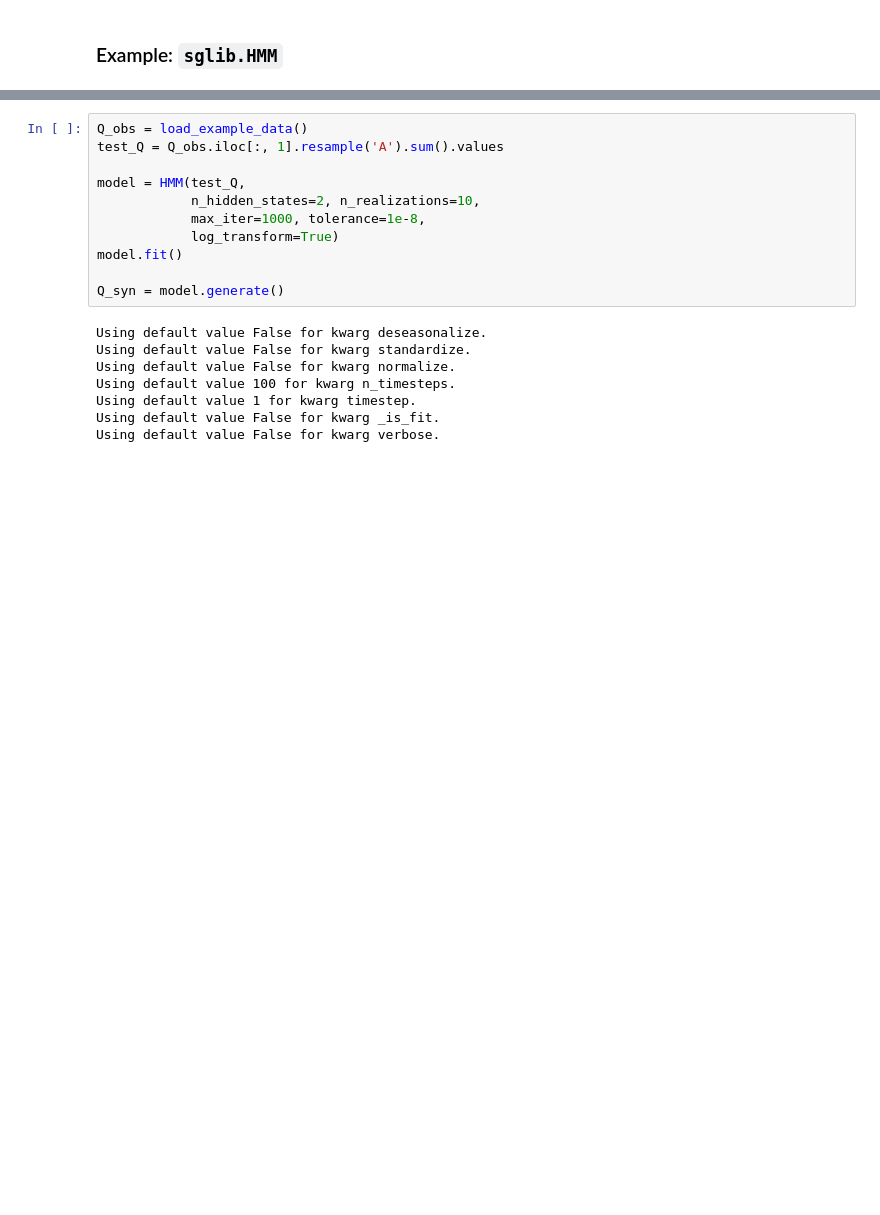
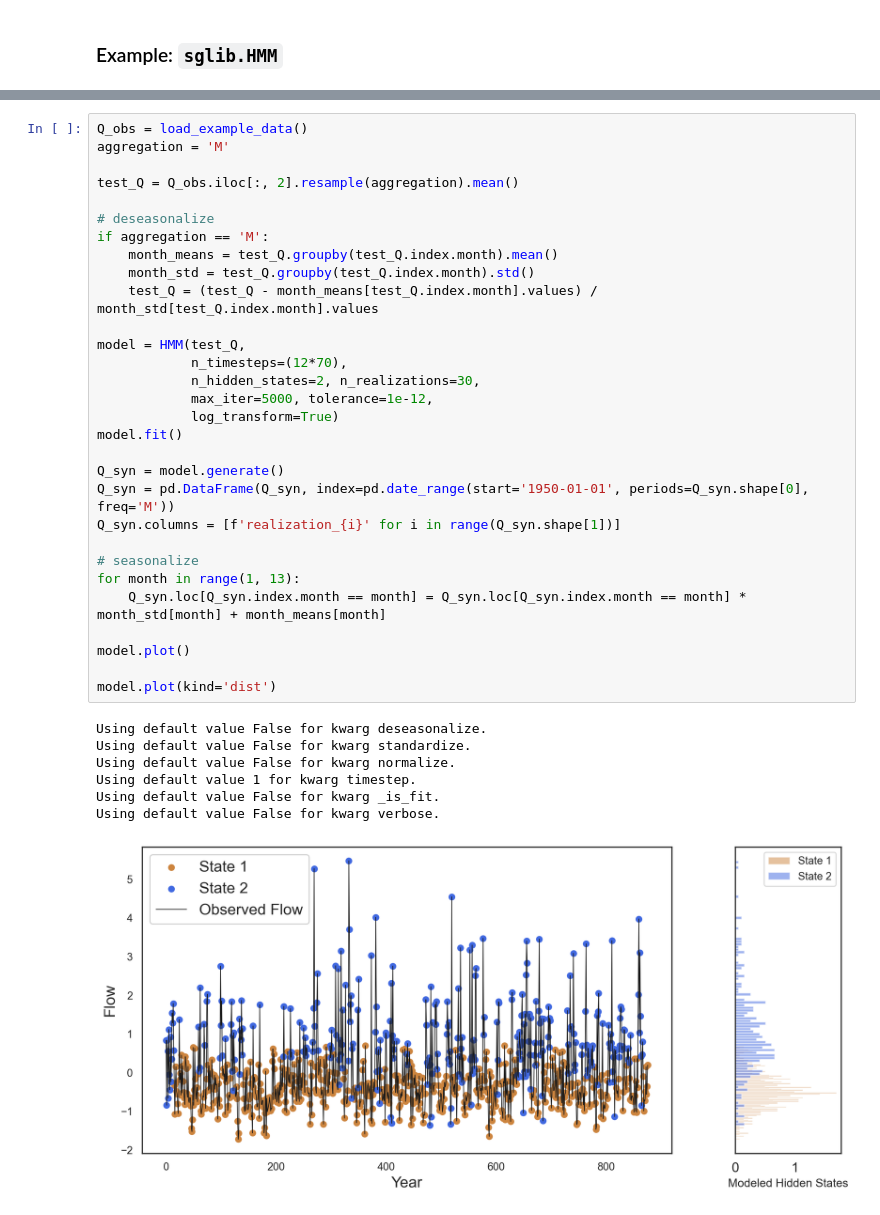
Before and after one commit to TrevorJA/SGLib, a Jupyter notebook: examples/hmm.ipynb, the cells around one changed output, grey strips where cells are left out. Cells and saved outputs as stored; diff of their text form; blank space fills up the shorter version.

```diff
--- a/examples/hmm.ipynb
+++ b/examples/hmm.ipynb
@@ -11,19 +18,38 @@ from sglib.utils import load_example_data
-# %%
-Q_obs = load_example_data()
-test_Q = Q_obs.iloc[:, 1].resample('A').sum().values
-
-model = HMM(test_Q,
-            n_hidden_states=2, n_realizations=10,
-            max_iter=1000, tolerance=1e-8,
-            log_transform=True)
-model.fit()
-
-Q_syn = model.generate()
-# %% [output]
-Using default value False for kwarg deseasonalize.
-Using default value False for kwarg standardize.
-Using default value False for kwarg normalize.
-Using default value 100 for kwarg n_timesteps.
-Using default value 1 for kwarg timestep.
-Using default value False for kwarg _is_fit.
-Using default value False for kwarg verbose.
+# %%
+Q_obs = load_example_data()
+aggregation = 'M'
+
+test_Q = Q_obs.iloc[:, 2].resample(aggregation).mean()
+
+# deseasonalize
+if aggregation == 'M':
+    month_means = test_Q.groupby(test_Q.index.month).mean()
+    month_std = test_Q.groupby(test_Q.index.month).std()
+    test_Q = (test_Q - month_means[test_Q.index.month].values) / month_std[test_Q.index.month].values
+
+model = HMM(test_Q,
+            n_timesteps=(12*70),
+            n_hidden_states=2, n_realizations=30,
+            max_iter=5000, tolerance=1e-12,
+            log_transform=True)
+model.fit()
+
+Q_syn = model.generate()
+Q_syn = pd.DataFrame(Q_syn, index=pd.date_range(start='1950-01-01', periods=Q_syn.shape[0], freq='M'))
+Q_syn.columns = [f'realization_{i}' for i in range(Q_syn.shape[1])]
+
+# seasonalize
+for month in range(1, 13):
+    Q_syn.loc[Q_syn.index.month == month] = Q_syn.loc[Q_syn.index.month == month] * month_std[month] + month_means[month]
+
+model.plot()
+
+model.plot(kind='dist')
+# %% [output]
+Using default value False for kwarg deseasonalize.
+Using default value False for kwarg standardize.
+Using default value False for kwarg normalize.
+Using default value 1 for kwarg timestep.
+Using default value False for kwarg _is_fit.
+Using default value False for kwarg verbose.
+[figure, added]
```
Also changed, not shown: parts of 8 cells of this notebook, 31 other files.
